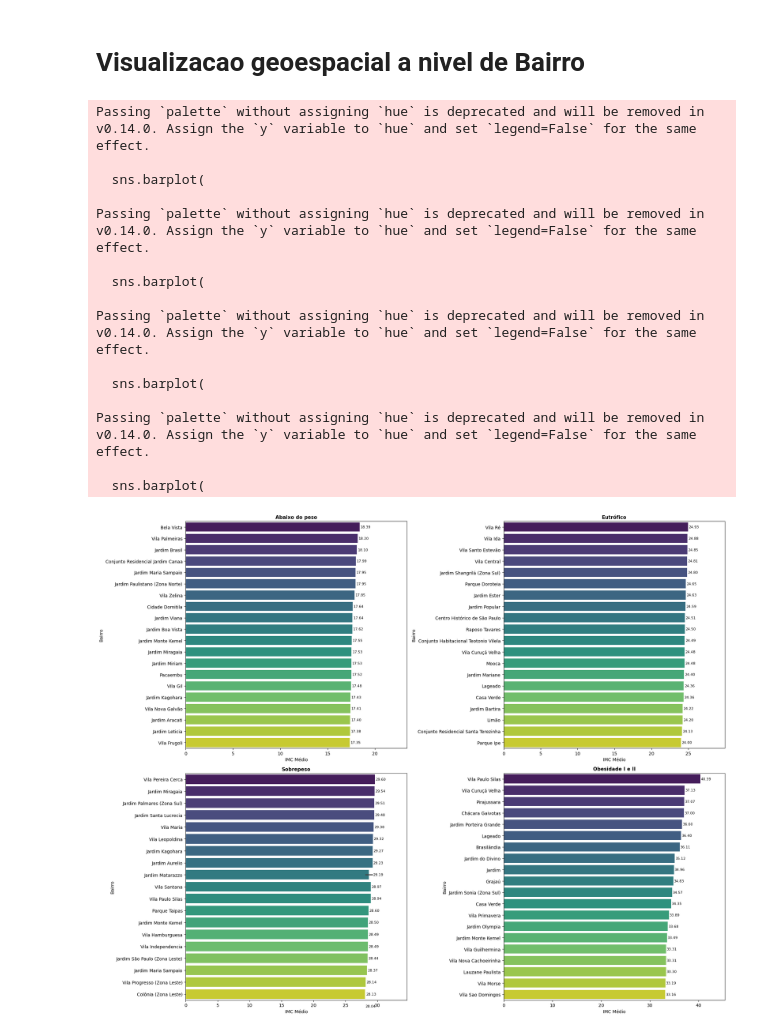
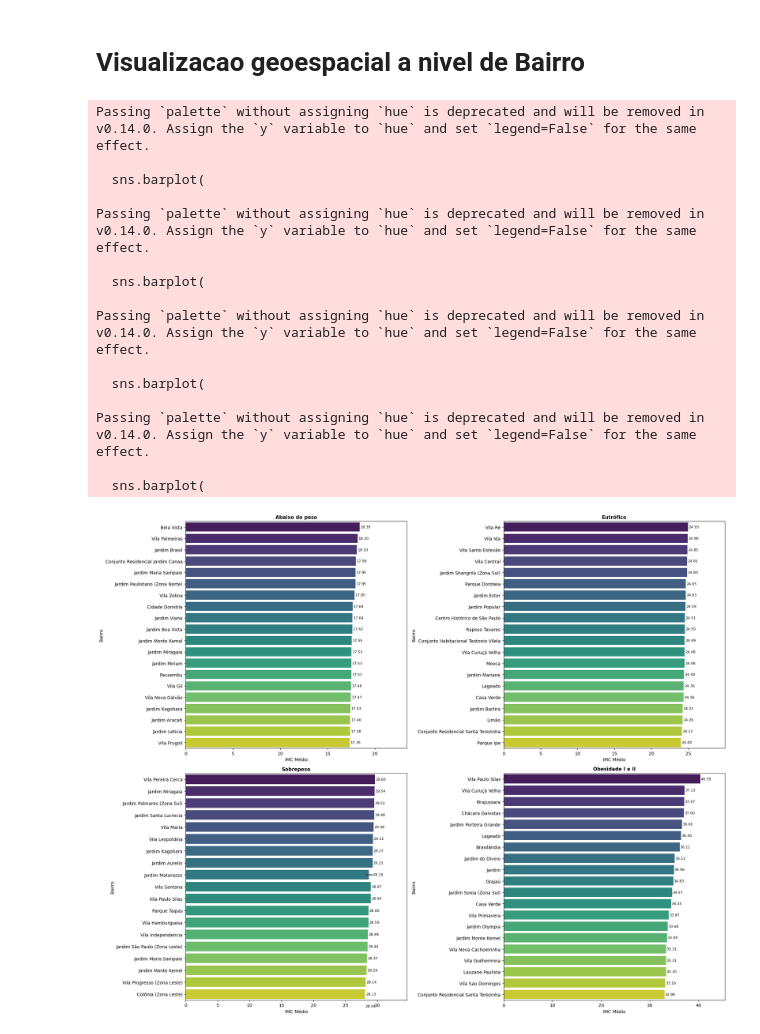
Before and after one commit to medeirosvinicius/MSCX_final, a Jupyter notebook: Simulação_Categorias.ipynb, the cells around one changed output. Saved outputs shown, nothing was run; the diff lists cells and outputs as text; code cells hidden in the pictures.

```diff
--- a/Simulação_Categorias.ipynb
+++ b/Simulação_Categorias.ipynb
@@ -1078,15 +1078,7 @@ import warnings
 
 warnings.simplefilter("ignore", UnicodeWarning)
 # carregamento do banco de dados
-df = pd.read_csv(r"C:/Users/vimed/Downloads/Dados_Geograficos_padrao.csv")
+df1 = pd.read_csv(r"C:/Users/vimed/Downloads/Dados_Geograficos_padrao.csv")
+df2 = pd.read_stata(r"C:\Users\vimed\Downloads\Banco_ISA_AF_Ambiente_Vinicius (5).dta")
 
-#filtragem das variaveis de interesse
-df = df.filter([
-    'id_original', 'N_domicilio',
-    'lat2015', 'long2015',
-    'lat2020', 'long2020',
-    'bairro','regiao_cardinal'
-])
-
- #juncao em um unico dataframe
-df_final = df_final.merge(df, right_on='id_original', left_on='id', how='inner')
+df =df1.merge(df2,right_on='id_original',left_on='id_original')
@@ -1196,7 +1199,7 @@ gdf = gpd.GeoDataFrame(
 #agregacacao por categoria e bairro e regiao cardinal
 df_agg = (
     df_mapa
-    .groupby(['categoria_imc', 'bairro_y', 'regiao_cardinal'], as_index=False)
+    .groupby(['categoria_imc', 'bairro', 'regiao_cardinal'], as_index=False)
     .agg(imc_medio=('IMC_2020_contrafactual', 'mean'))
 )
 
@@ -1218,7 +1221,7 @@ def plot_top20_ax(ax, df_agg, categoria_nome):
 # barras associadas
     sns.barplot(
         data=top20,
-        y='bairro_y',
+        y='bairro',
         x='imc_medio',
         palette="viridis",
         ax=ax
@@ -1233,31 +1236,31 @@ def plot_top20_ax(ax, df_agg, categoria_nome):
     ax.set_ylabel('Bairro')
     ax.set_xlim(0, top20['imc_medio'].max() + 5)
 
 
 fig, axs = plt.subplots(2, 2, figsize=(20, 16))
 axs = axs.flatten()
 
 categorias = ['Abaixo do peso', 'Eutrófico', 'Sobrepeso', 'Obesidade I e II']
 # looping para criacao  do grafico via categoria
 for ax, categoria_nome in zip(axs, categorias):
     plot_top20_ax(ax, df_agg, categoria_nome)
 #chamada da funcao do grafico
 plt.tight_layout()
 plt.show()
 # %% [output]
 Passing `palette` without assigning `hue` is deprecated and will be removed in v0.14.0. Assign the `y` variable to `hue` and set `legend=False` for the same effect.
 
   sns.barplot(
 
 Passing `palette` without assigning `hue` is deprecated and will be removed in v0.14.0. Assign the `y` variable to `hue` and set `legend=False` for the same effect.
 
   sns.barplot(
 
 Passing `palette` without assigning `hue` is deprecated and will be removed in v0.14.0. Assign the `y` variable to `hue` and set `legend=False` for the same effect.
 
   sns.barplot(
 
 Passing `palette` without assigning `hue` is deprecated and will be removed in v0.14.0. Assign the `y` variable to `hue` and set `legend=False` for the same effect.
 
   sns.barplot(
-[figure, old version]
+[figure, new version]
```
Also changed, not shown: parts of 5 cells of this notebook.
